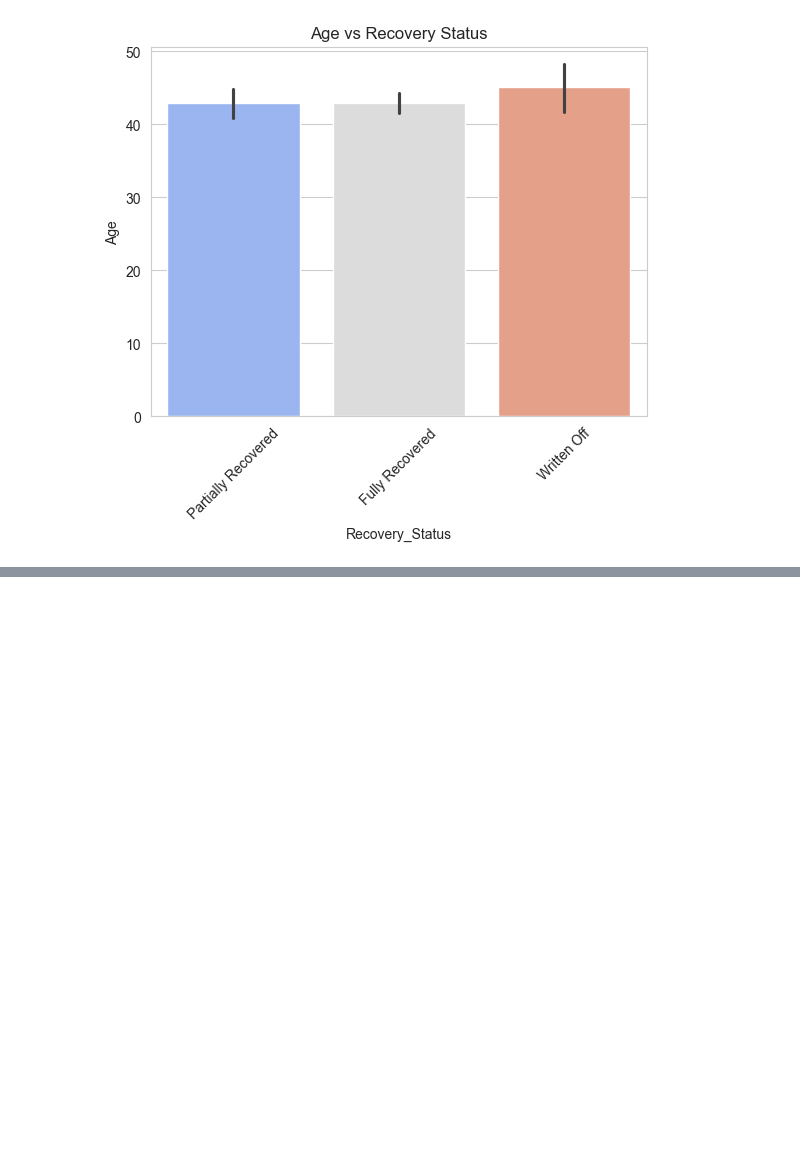
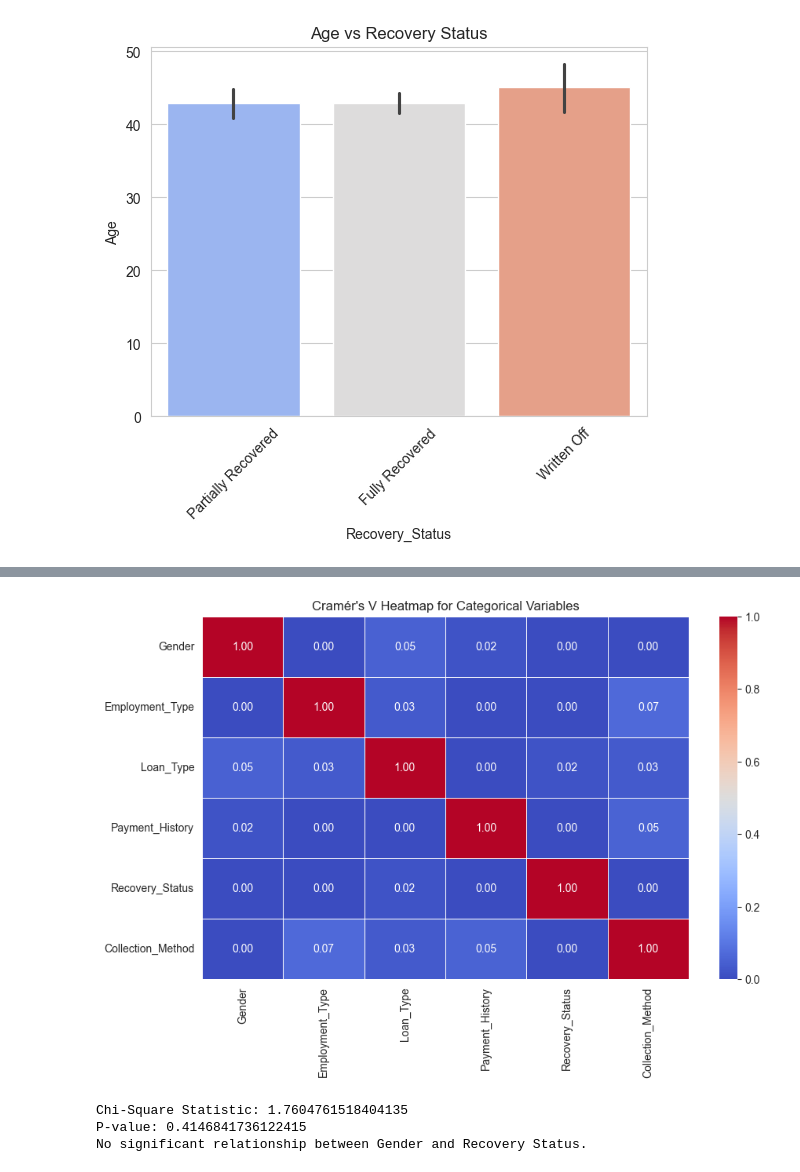
Before and after one commit to Cynthiachelangat/LoanRecovery, a Jupyter notebook: loan.ipynb, the cells around one changed output, grey strips where cells are left out. Cells and saved outputs as stored; diff of their text form; code cells hidden in the pictures; blank space fills up the shorter version.

```diff
--- a/loan.ipynb
+++ b/loan.ipynb
@@ -304,0 +288,56 @@ KeyError: 'Column not found: Defaulted'
+# %%
+# Function to calculate Cramér's V
+def cramers_v(x, y):
+    confusion_matrix = pd.crosstab(x, y)
+    chi2 = stats.chi2_contingency(confusion_matrix)[0]
+    n = confusion_matrix.sum().sum()
+    phi2 = chi2 / n
+    r, k = confusion_matrix.shape
+    phi2corr = max(0, phi2 - ((k - 1) * (r - 1)) / (n - 1))
+    r_corr = r - ((r - 1) ** 2) / (n - 1)
+    k_corr = k - ((k - 1) ** 2) / (n - 1)
+    return np.sqrt(phi2corr / min((k_corr - 1), (r_corr - 1)))
+
+# Compute Cramér's V for all categorical pairs
+categorical_columns = ['Gender', 'Employment_Type', 'Loan_Type', 'Payment_History', 'Recovery_Status', 'Collection_Method']
+cramers_v_matrix = pd.DataFrame(index=categorical_columns, columns=categorical_columns)
+
+for col1 in categorical_columns:
+    for col2 in categorical_columns:
+        if col1 == col2:
+            cramers_v_matrix.loc[col1, col2] = 1.0  # Perfect correlation with itself
+        else:
+            cramers_v_matrix.loc[col1, col2] = cramers_v(data[col1], data[col2])
+
+# Convert to float
+cramers_v_matrix = cramers_v_matrix.astype(float)
+
+# Plot heatmap
+plt.figure(figsize=(10, 6))
+sns.heatmap(cramers_v_matrix, annot=True, cmap="coolwarm", fmt=".2f", linewidths=0.5)
+plt.title("Cramér's V Heatmap for Categorical Variables")
+plt.show()
+# %% [output]
+[figure, added]
+# %%
+from scipy.stats import chi2_contingency
+
+# Create a contingency table
+contingency_table = pd.crosstab(data['Gender'], data['Recovery_Status'])
+
+# Perform the Chi-Square test
+chi2, p, dof, expected = chi2_contingency(contingency_table)
+
+# Print results
+print(f"Chi-Square Statistic: {chi2}")
+print(f"P-value: {p}")
+
+# Interpretation
+if p < 0.05:
+    print("There is a significant relationship between Gender and Recovery Status.")
+else:
+    print("No significant relationship between Gender and Recovery Status.")
+# %% [output]
+Chi-Square Statistic: 1.7604761518404135
+P-value: 0.4146841736122415
+No significant relationship between Gender and Recovery Status.
```
Also changed, not shown: parts of 6 cells of this notebook.
